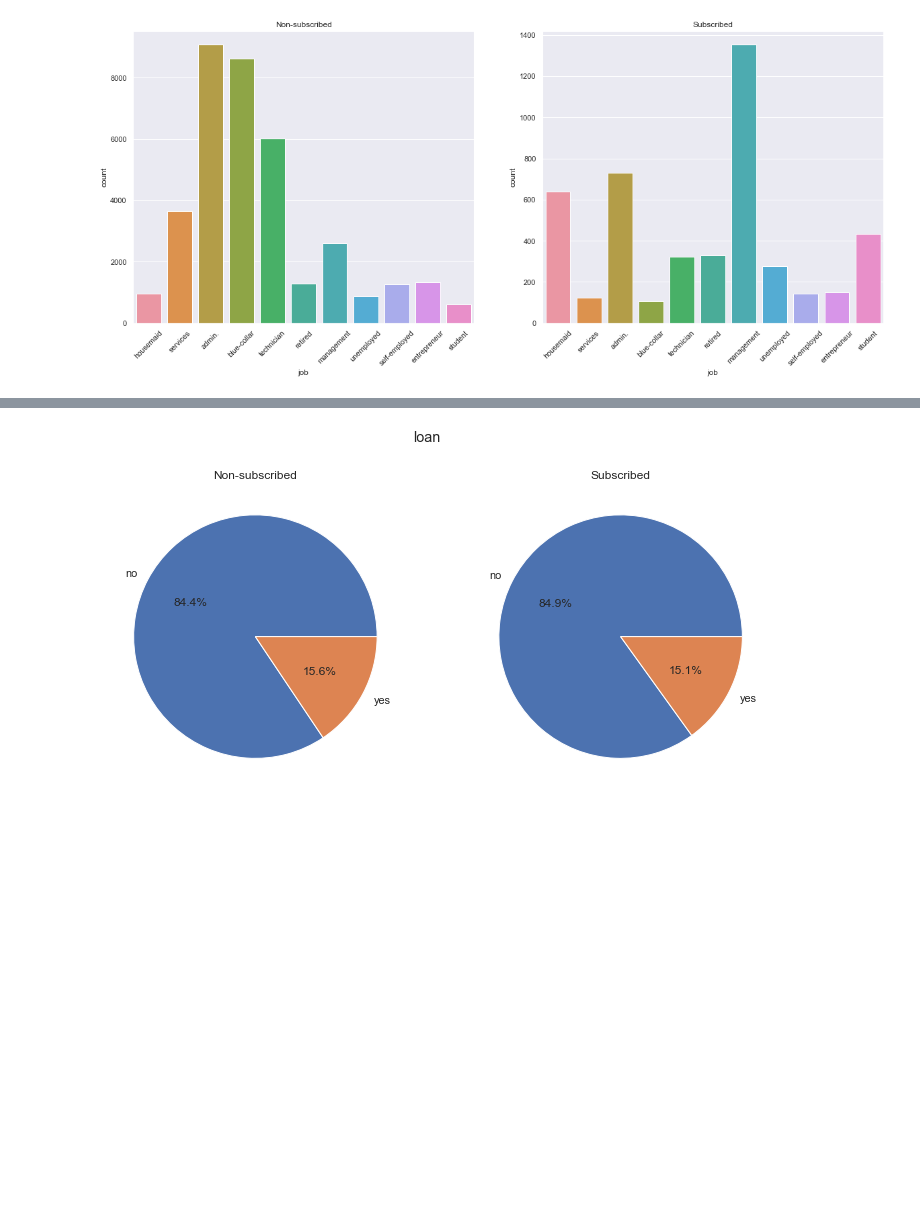
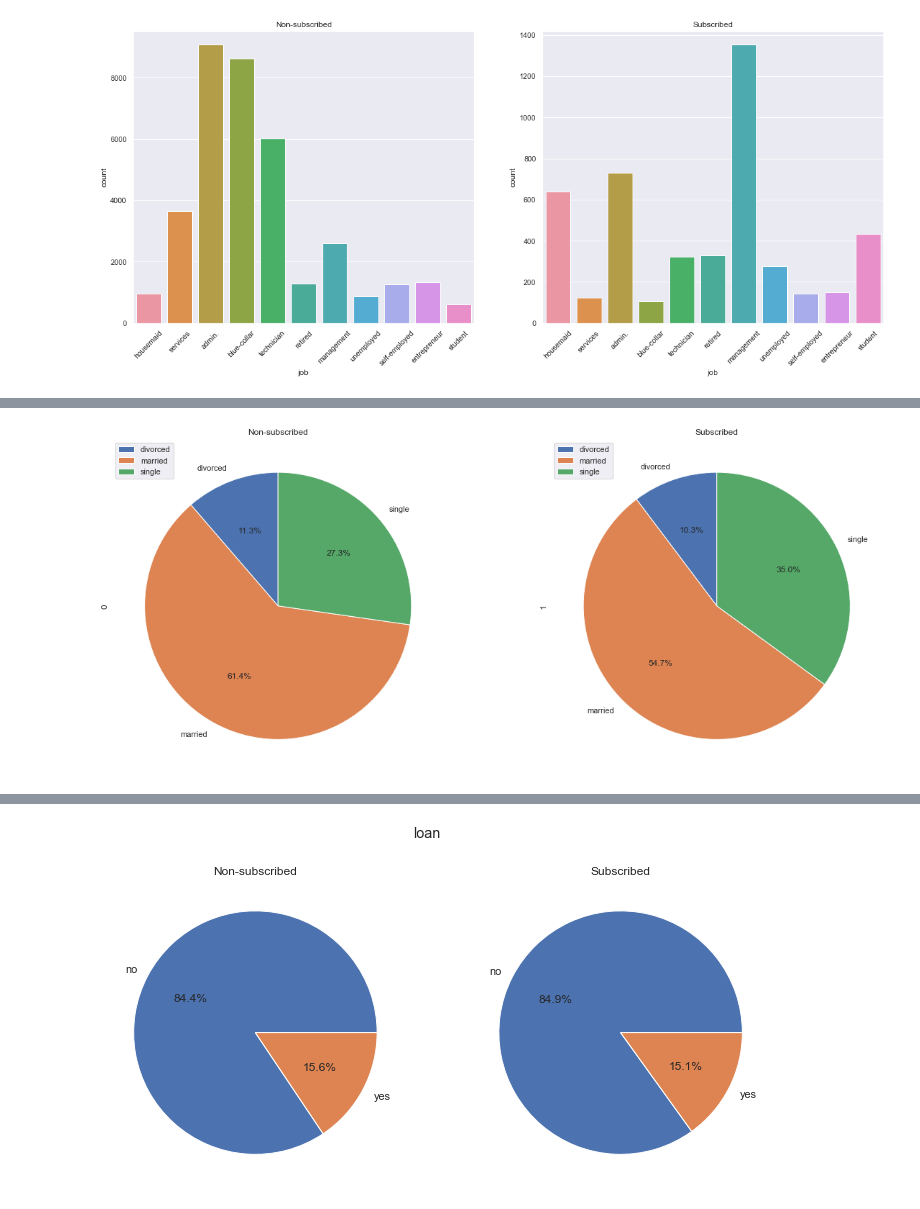
Before and after one commit to DucNgMinh/Data-Driven-Marketing, a Jupyter notebook: Buoi 3.ipynb, the cells around one changed output, grey strips where cells are left out. Saved outputs shown, nothing was run; the diff lists cells and outputs as text; code cells hidden in the pictures; blank space fills up the shorter version.

```diff
--- a/Buoi 3.ipynb
+++ b/Buoi 3.ipynb
@@ -168,2 +192,6 @@ categories_pie_plot(df, 'marital', 'y')
+# %%
+categories_pie_plot(df, 'marital', 'y', 'conversion')
+# %% [output]
+[figure, added]
 # %%
 categories_pie_plot(df, 'education', 'y')
```
Also changed, not shown: parts of 20 cells of this notebook.
